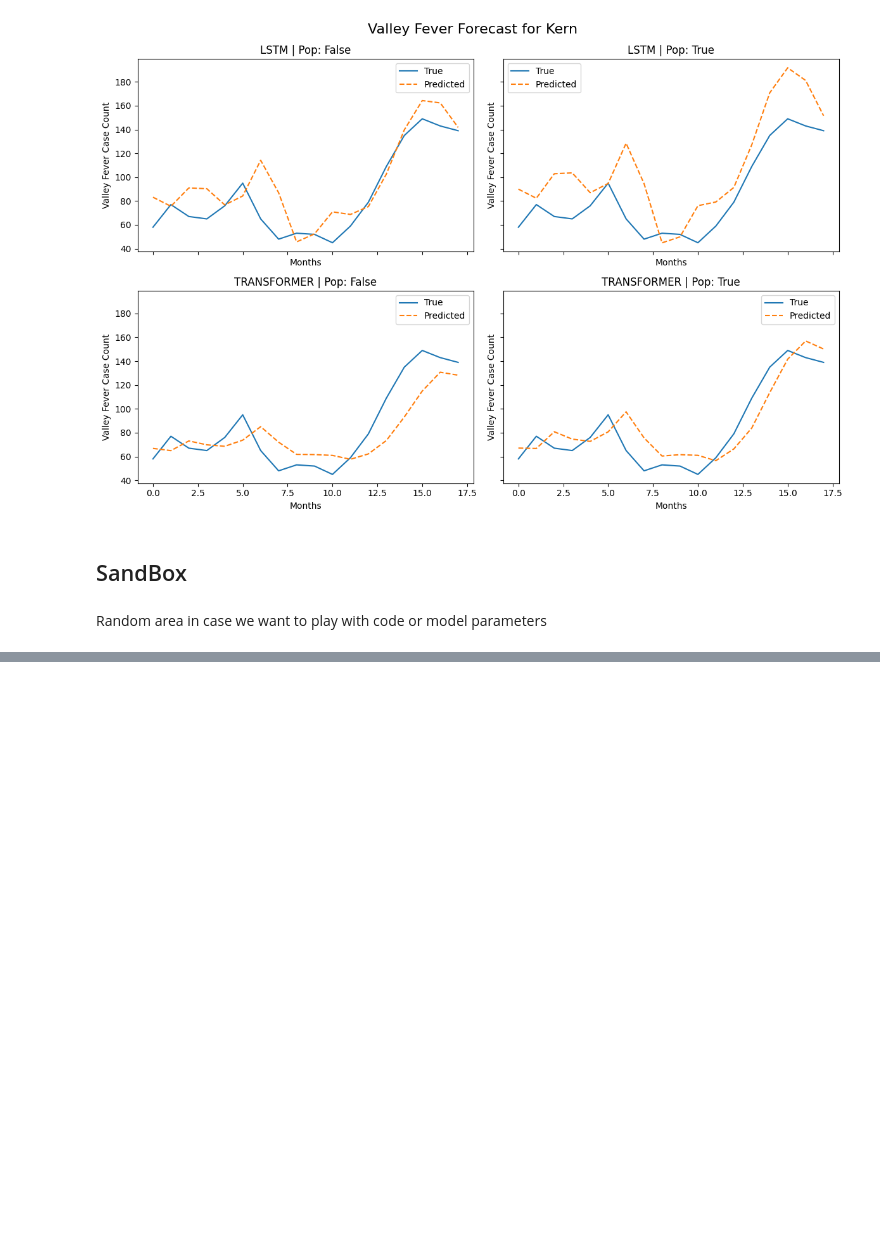
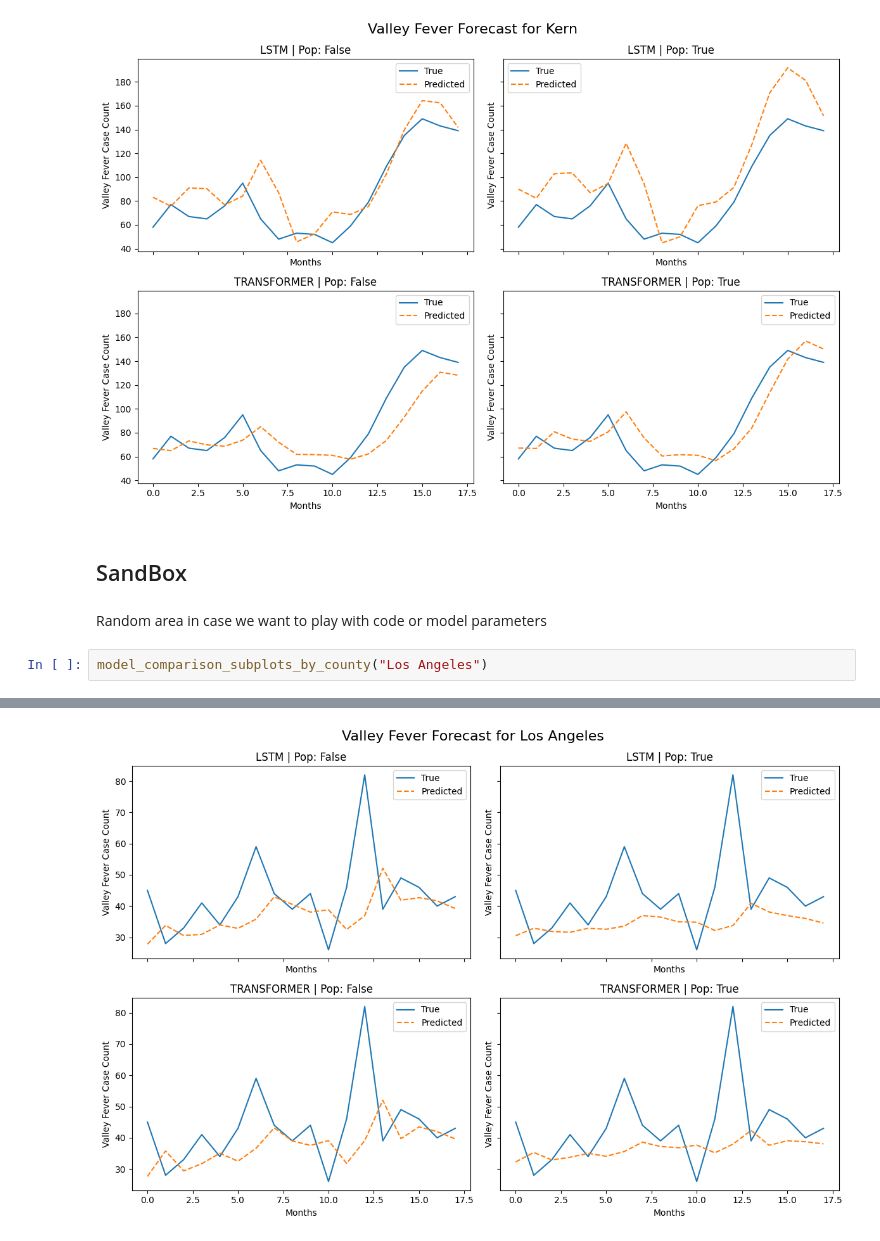
Before and after one commit to dillonallen92/CSUF-Project-Code, a Jupyter notebook: Project/code/jul17_meeting_notebook.ipynb, the cells around one changed output, grey strips where cells are left out. Drawn from its saved outputs; the diff is of its cells as text; blank space fills up the shorter version.

```diff
--- a/Project/code/jul17_meeting_notebook.ipynb
+++ b/Project/code/jul17_meeting_notebook.ipynb
@@ -457,3 +457,6 @@ Epoch 291/300 - Training Loss 0.1125, Testing Loss 0.0378
 ## SandBox
 # %% [markdown]
 Random area in case we want to play with code or model parameters
+# %%
+model_comparison_subplots_by_county("Los Angeles")
+# %% [output]
@@ -459,0 +531 @@ Random area in case we want to play with code or model parameters
+[figure, added]
```
Also changed, not shown: parts of 3 cells of this notebook, 6 other files.
